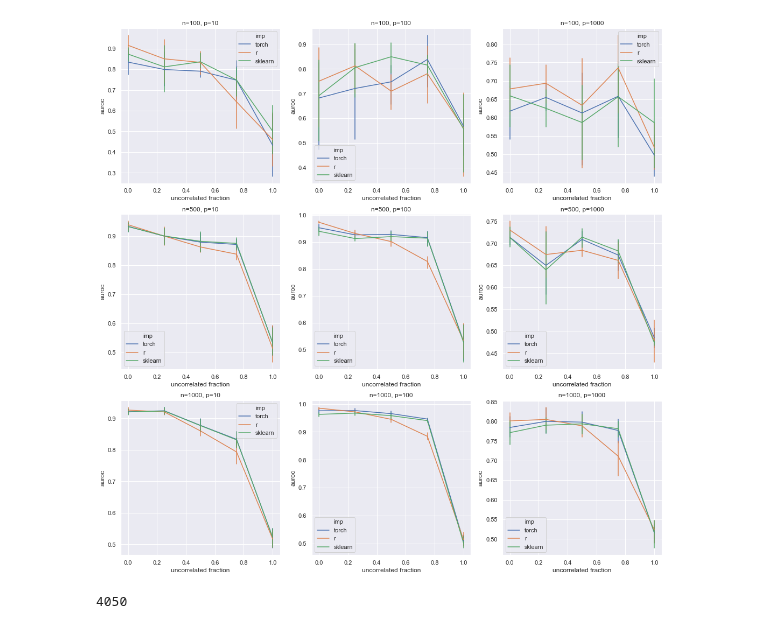
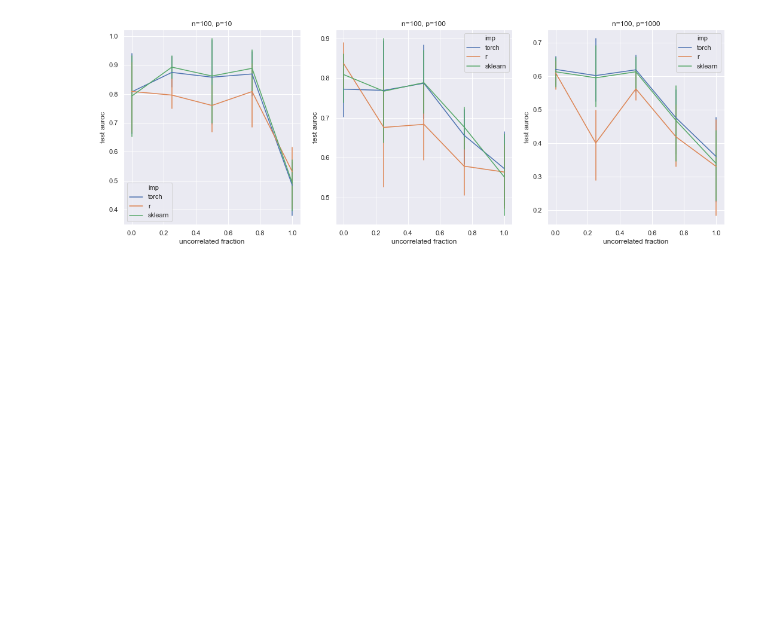
Before and after one commit to jjc2718/netreg, a Jupyter notebook: simdata/r_comparison.ipynb, the cells around one changed output. Cells and saved outputs as stored; diff of their text form; code cells hidden in the pictures; blank space fills up the shorter version.

```diff
--- a/simdata/r_comparison.ipynb
+++ b/simdata/r_comparison.ipynb
@@ -6,7 +6,7 @@ import pandas as pd
 result_columns = ['imp', 'dataset', 'metric', 'value',
                   'num_samples', 'num_features', 'uncorr_frac', 'seed']
 results_df = None
-results_dir = 'r_test_results'
+results_dir = 'clique_results'
 
 def parse_pickle(fname, n, p, uncorr_frac, seed):
     results = []
@@ -51,17 +51,18 @@ import matplotlib.pyplot as plt
 import seaborn as sns
 
 sns.set()
-fig, axarr = plt.subplots(3, 3)
-# fig, axarr = plt.subplots(1, 3)
+# fig, axarr = plt.subplots(3, 3)
+fig, axarr = plt.subplots(1, 3)
 fig.set_figwidth(18)
-fig.set_figheight(18)
+# fig.set_figheight(18)
+fig.set_figheight(6)
 
 metric = 'auroc'
-for i, num_samples in enumerate((100, 500, 1000)):
-# for i, num_samples in enumerate([100]):
+# for i, num_samples in enumerate((100, 500, 1000)):
+for i, num_samples in enumerate([100]):
     for j, num_feats in enumerate((10, 100, 1000)):
-        ax = axarr[i, j]
-        # ax = axarr[j]
+        # ax = axarr[i, j]
+        ax = axarr[j]
         filter_df = results_df[(results_df['num_samples'] == num_samples) &
                                (results_df['num_features'] == num_feats) &
                                (results_df['dataset'] == 'train') &
@@ -70,5 +71,5 @@ for i, num_samples in enumerate((100, 500, 1000)):
                      hue='imp', err_style='bars', ax=ax)
         ax.set_title('n={}, p={}'.format(num_samples, num_feats))
         ax.set_xlabel('uncorrelated fraction')
-        ax.set_ylabel(metric)
+        ax.set_ylabel('train {}'.format(metric))
 # %% [output]
@@ -76,28 +77,25 @@ for i, num_samples in enumerate((100, 500, 1000)):
 # %%
 sns.set()
-fig, axarr = plt.subplots(3, 3)
-# fig, axarr = plt.subplots(1, 3)
+#fig, axarr = plt.subplots(3, 3)
+fig, axarr = plt.subplots(1, 3)
 fig.set_figwidth(18)
-fig.set_figheight(18)
+# fig.set_figheight(18)
+fig.set_figheight(6)
 
 metric = 'auroc'
-for i, num_samples in enumerate((100, 500, 1000)):
-# for i, num_samples in enumerate([100]):
+# for i, num_samples in enumerate((100, 500, 1000)):
+for i, num_samples in enumerate([100]):
     for j, num_feats in enumerate((10, 100, 1000)):
-        ax = axarr[i, j]
-        # ax = axarr[j]
+        # ax = axarr[i, j]
+        ax = axarr[j]
         filter_df = results_df[(results_df['num_samples'] == num_samples) &
                                (results_df['num_features'] == num_feats) &
                                (results_df['dataset'] == 'test') &
                                (results_df['metric'] == metric)]
         sns.lineplot(data=filter_df, x='uncorr_frac', y='value',
                      hue='imp', err_style='bars', ax=ax)
         ax.set_title('n={}, p={}'.format(num_samples, num_feats))
         ax.set_xlabel('uncorrelated fraction')
-        ax.set_ylabel(metric)
+        ax.set_ylabel('test {}'.format(metric))
 # %% [output]
-[figure, old version]
+[figure, new version]
-# %%
-len(results_df)
-# %% [output]
-4050
```
Also changed, not shown: parts of 4 cells of this notebook, 6 other files.
